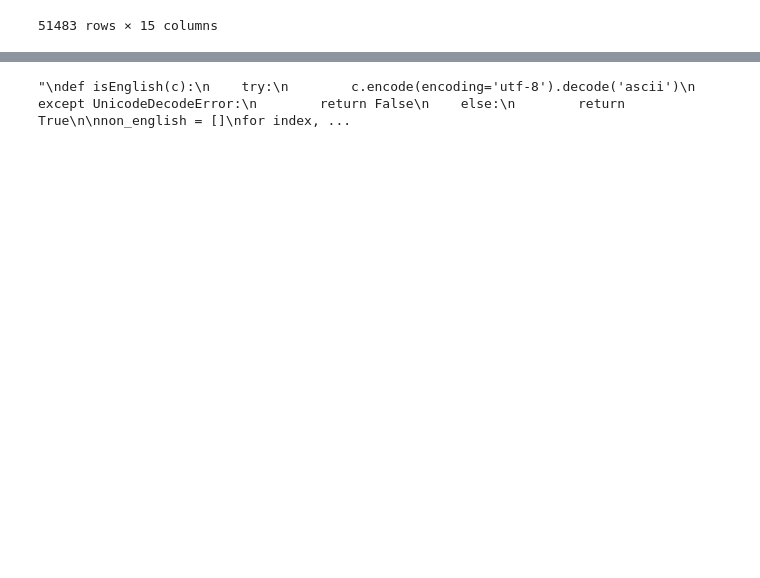
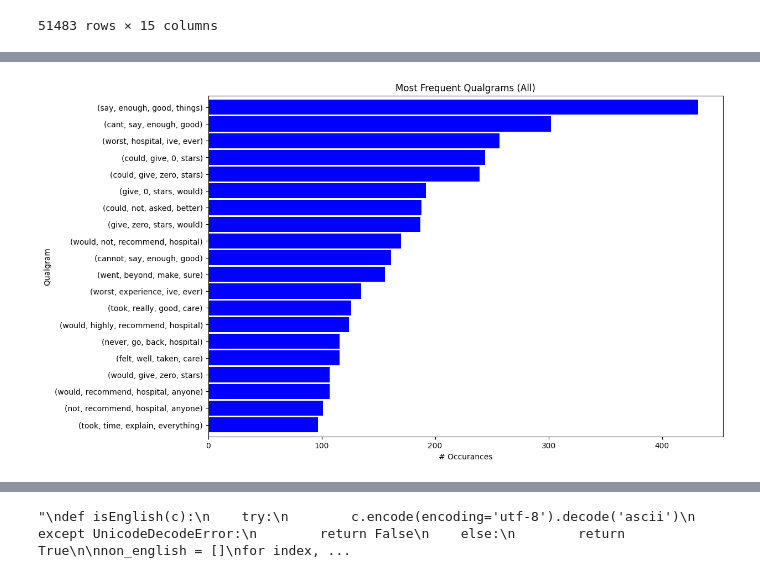
Before and after one commit to CGRowe96/WGU_MSDA, a Jupyter notebook: D214/capstone.ipynb, the cells around one changed output, grey strips where cells are left out. Saved outputs shown, nothing was run; the diff lists cells and outputs as text; code cells hidden in the pictures; blank space fills up the shorter version.

```diff
--- a/D214/capstone.ipynb
+++ b/D214/capstone.ipynb
@@ -735,0 +861,4 @@ Vocabulary size: 73638
+# %%
+viz_qualgrams(df,'cleaned text','Most Frequent Qualgrams (All)')
+# %% [output]
+[figure, added]
```
Also changed, not shown: parts of 56 cells of this notebook.
